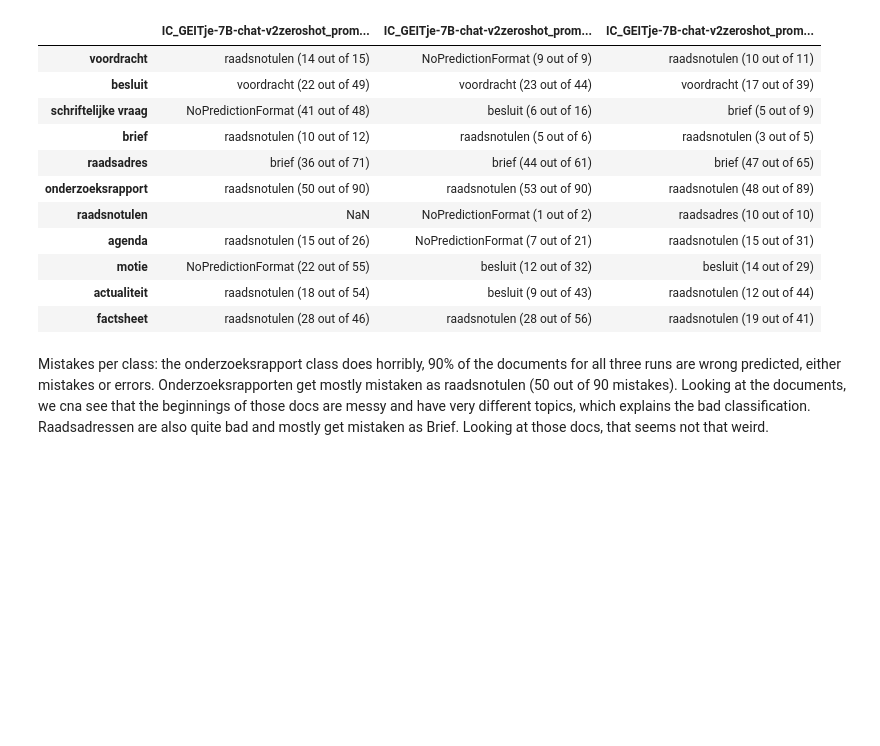
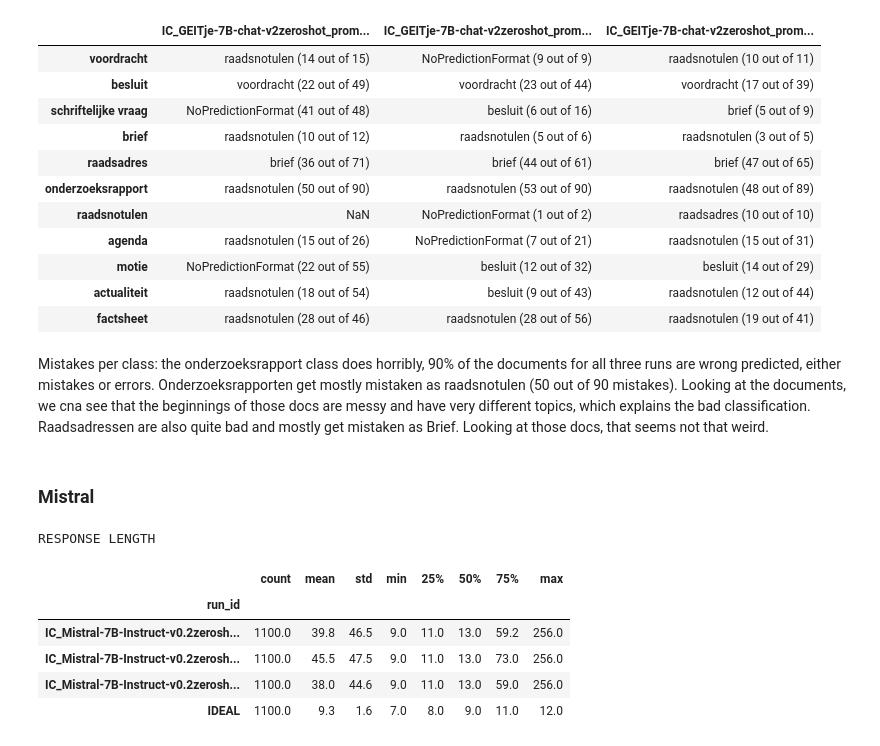
Before and after one commit to Amsterdam-Internships/document-classification-using-large-language-models, a Jupyter notebook: notebooks/PredictionAnalysis.ipynb, the cells around one changed output. Saved outputs shown, nothing was run; the diff lists cells and outputs as text; code cells hidden in the pictures; blank space fills up the shorter version.

```diff
--- a/notebooks/PredictionAnalysis.ipynb
+++ b/notebooks/PredictionAnalysis.ipynb
@@ -431,3 +456,5 @@ Highest mistakes per class for each run:
 # %% [markdown]
 Mistakes per class: the onderzoeksrapport class does horribly, 90% of the documents for all three runs are wrong predicted, either mistakes or errors. Onderzoeksrapporten get mostly mistaken as raadsnotulen (50 out of 90 mistakes). Looking at the documents, we cna see that the beginnings of those docs are messy and have very different topics, which explains the bad classification.
 Raadsadressen are also quite bad and mostly get mistaken as Brief. Looking at those docs, that seems not that weird.
+# %% [markdown]
+### Mistral
@@ -433,0 +467,10 @@ Raadsadressen are also quite bad and mostly get mistaken as Brief. Looking at th
+# %%
+df_tokenizes_responses = get_response_length(combined, 'mistralai/Mistral-7B-Instruct-v0.2')
+# %% [output]
+RESPONSE LENGTH
+|  | count | mean | std | min | 25% | 50% | 75% | max |
+| run_id |  |  |  |  |  |  |  |  |
+| IC_Mistral-7B-Instruct-v0.2zerosh... | 1100.0 | 39.8 | 46.5 | 9.0 | 11.0 | 13.0 | 59.2 | 256.0 |
+| IC_Mistral-7B-Instruct-v0.2zerosh... | 1100.0 | 45.5 | 47.5 | 9.0 | 11.0 | 13.0 | 73.0 | 256.0 |
+| IC_Mistral-7B-Instruct-v0.2zerosh... | 1100.0 | 38.0 | 44.6 | 9.0 | 11.0 | 13.0 | 59.0 | 256.0 |
+| IDEAL | 1100.0 | 9.3 | 1.6 | 7.0 | 8.0 | 9.0 | 11.0 | 12.0 |
```
Also changed, not shown: parts of 22 cells of this notebook, 2 other files.
